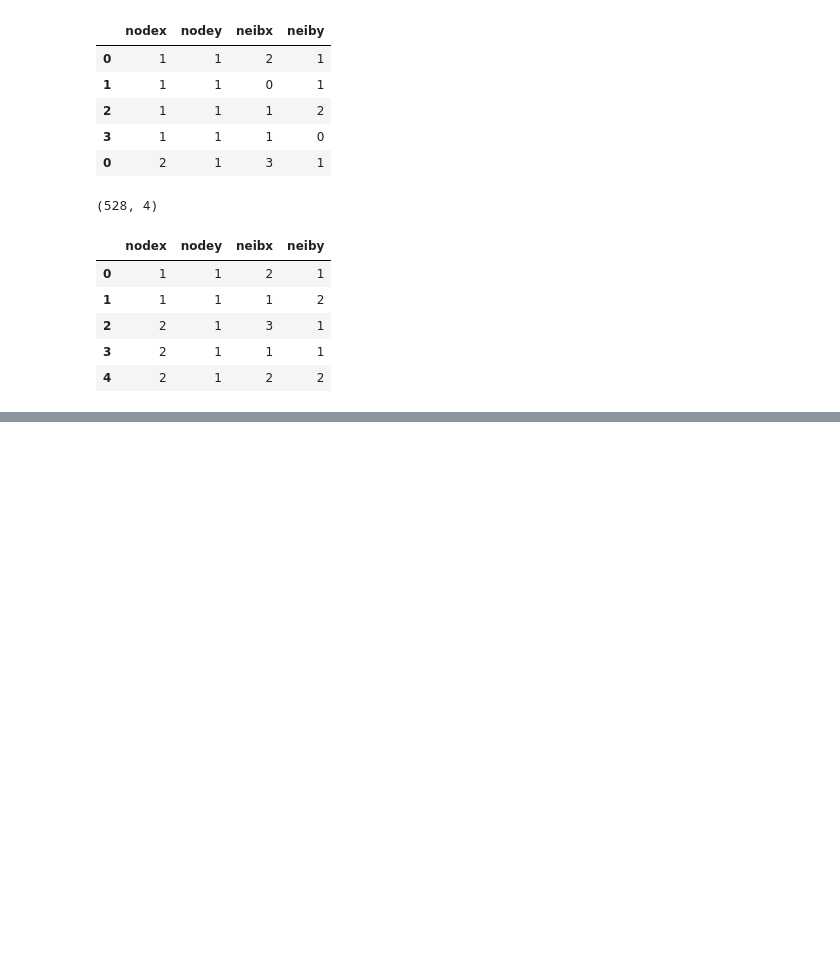
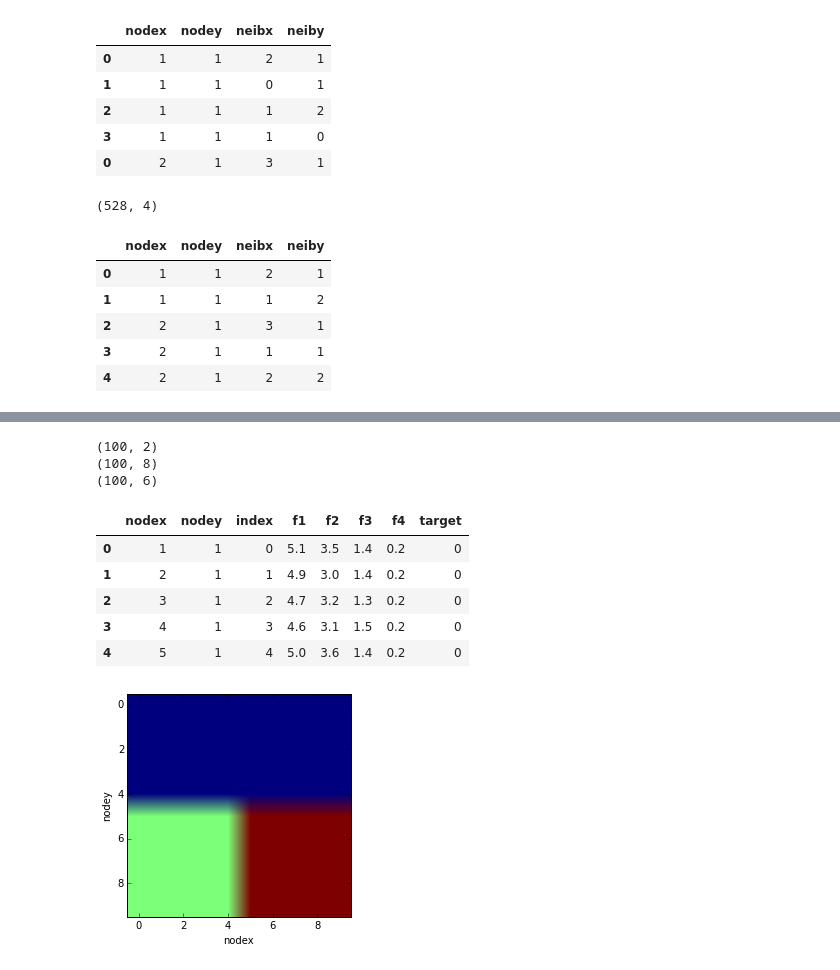
Before and after one commit to crupley/proj, a Jupyter notebook: explore/hood/graph similarity explore.ipynb, the cells around one changed output, grey strips where cells are left out. Saved outputs shown, nothing was run; the diff lists cells and outputs as text; code cells hidden in the pictures; blank space fills up the shorter version.

Commit message:
boundary identification on iris dataset

```diff
--- a/explore/hood/graph similarity explore.ipynb
+++ b/explore/hood/graph similarity explore.ipynb
@@ -224,0 +227,8 @@ edges[edges.distances != 0]
+# %%
+from sklearn import datasets
+iris = datasets.load_iris()
+idf = pd.DataFrame(iris.data)
+idf.columns = ['f1', 'f2', 'f3', 'f4']
+idf['target'] = iris.target
+print idf.shape
+idf.head()
@@ -224,0 +243,39 @@ edges[edges.distances != 0]
+# %%
+coords = np.arange(1, 11)
+g = np.meshgrid(coords, coords)
+
+gdf = pd.DataFrame({'nodex': g[0].ravel(), 'nodey': g[1].ravel()})
+
+d = idf[idf.target == 0]
+d.reindex(np.random.permutation(d.index))
+d2 = idf[idf.target == 1][:25]
+d3 = idf[idf.target == 2][:25]
+
+for i in xrange(5, 26, 5):
+    d = pd.concat([d, d2[i-5:i], d3[i-5:i]])
+#d = pd.DataFrame(np.array(d))
+d.reset_index(inplace=True)
+d.drop('index', axis=1)
+
+
+print gdf.shape
+gdf = pd.concat([gdf, d], axis=1)
+
+
+print gdf.shape
+print d.shape
+plt.imshow(pd.pivot_table(gdf, columns='nodex', index='nodey', values='target'))
+plt.xlabel('nodex')
+plt.ylabel('nodey')
+gdf.head()
+# %% [output]
+(100, 2)
+(100, 8)
+(100, 6)
+|  | nodex | nodey | index | f1 | f2 | f3 | f4 | target |
+| 0 | 1 | 1 | 0 | 5.1 | 3.5 | 1.4 | 0.2 | 0 |
+| 1 | 2 | 1 | 1 | 4.9 | 3.0 | 1.4 | 0.2 | 0 |
+| 2 | 3 | 1 | 2 | 4.7 | 3.2 | 1.3 | 0.2 | 0 |
+| 3 | 4 | 1 | 3 | 4.6 | 3.1 | 1.5 | 0.2 | 0 |
+| 4 | 5 | 1 | 4 | 5.0 | 3.6 | 1.4 | 0.2 | 0 |
+[figure, added]
```
Also changed, not shown: parts of 10 cells of this notebook, 1 other file.
